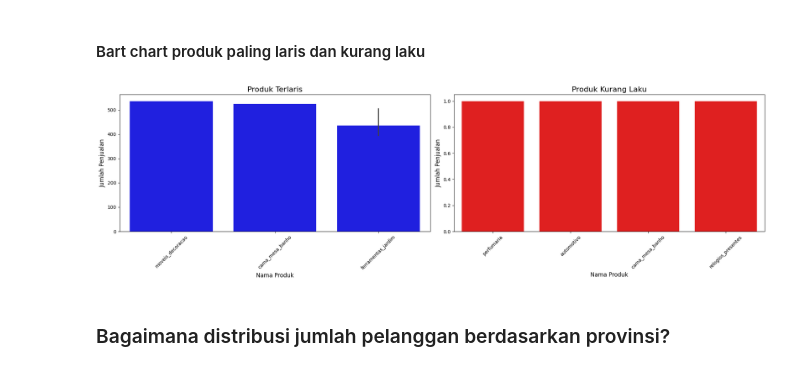
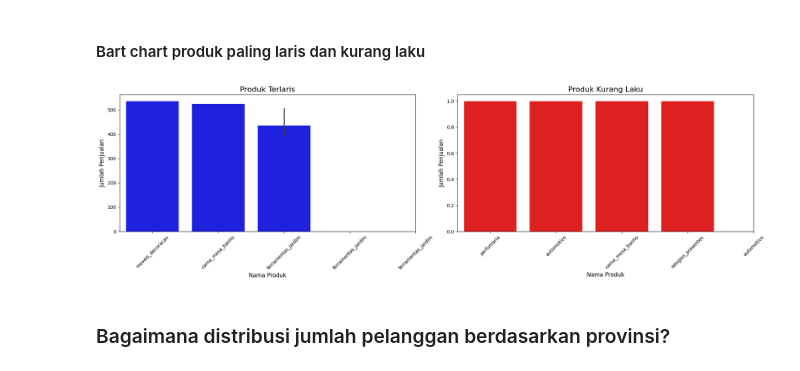
Before and after one commit to wahyunugroho424/proyek-analisis-data, a Jupyter notebook: notebook.ipynb, the cells around one changed output. Saved outputs shown, nothing was run; the diff lists cells and outputs as text; code cells hidden in the pictures.

```diff
--- a/notebook.ipynb
+++ b/notebook.ipynb
@@ -1205,33 +1205,35 @@ plt.show()
 # %%
 # Mengelompokkan data berdasarkan nama produk dan menghitung jumlah penjualan
 df_produk = df.groupby("product_id")["order_id"].count().reset_index()
 df_produk = df_produk.rename(columns={"order_id": "jumlah_penjualan"})
 
 # Menggabungkan dengan informasi nama produk
 df_produk = df_produk.merge(df[["product_id", "product_category_name"]].drop_duplicates(), on="product_id")
 
 fig, ax = plt.subplots(nrows=1, ncols=2, figsize=(20, 6))
 
 # Produk Terlaris (Top 5)
 top5 = df_produk.nlargest(5, "jumlah_penjualan")
 sns.barplot(x="product_category_name", y="jumlah_penjualan", data=top5, ax=ax[0], color="blue")
 ax[0].set_title("Produk Terlaris", fontsize=16)
 ax[0].set_xlabel("Nama Produk", fontsize=12)
 ax[0].set_ylabel("Jumlah Penjualan", fontsize=12)
-ax[0].set_xticklabels(ax[0].get_xticklabels(), rotation=45)
+ax[0].set_xticks(range(len(top5)))  # Set jumlah ticks sesuai jumlah kategori
+ax[0].set_xticklabels(top5["product_category_name"], rotation=45)
 
 # Produk Kurang Laku (Bottom 5)
 bottom5 = df_produk.nsmallest(5, "jumlah_penjualan")
 sns.barplot(x="product_category_name", y="jumlah_penjualan", data=bottom5, ax=ax[1], color="red")
 ax[1].set_title("Produk Kurang Laku", fontsize=16)
 ax[1].set_xlabel("Nama Produk", fontsize=12)
 ax[1].set_ylabel("Jumlah Penjualan", fontsize=12)
-ax[1].set_xticklabels(ax[1].get_xticklabels(), rotation=45)
+ax[1].set_xticks(range(len(bottom5)))  # Set jumlah ticks sesuai jumlah kategori
+ax[1].set_xticklabels(bottom5["product_category_name"], rotation=45)
 
 plt.tight_layout()
 plt.show()
 # %% [output]
-[figure, old version]
+[figure, new version]
 # %% [markdown]
 ### Bagaimana distribusi jumlah pelanggan berdasarkan provinsi?
 # %% [markdown]
```
